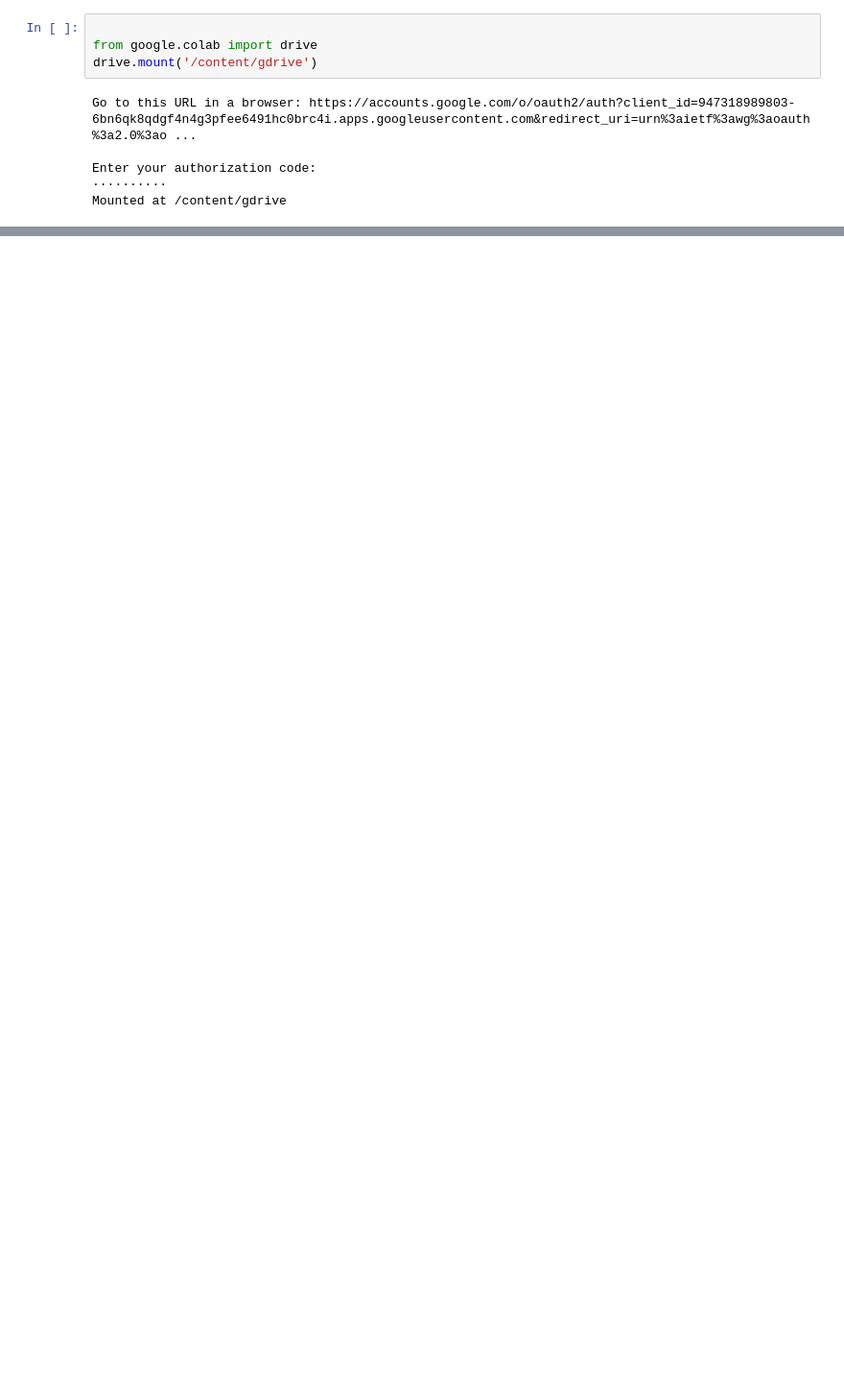
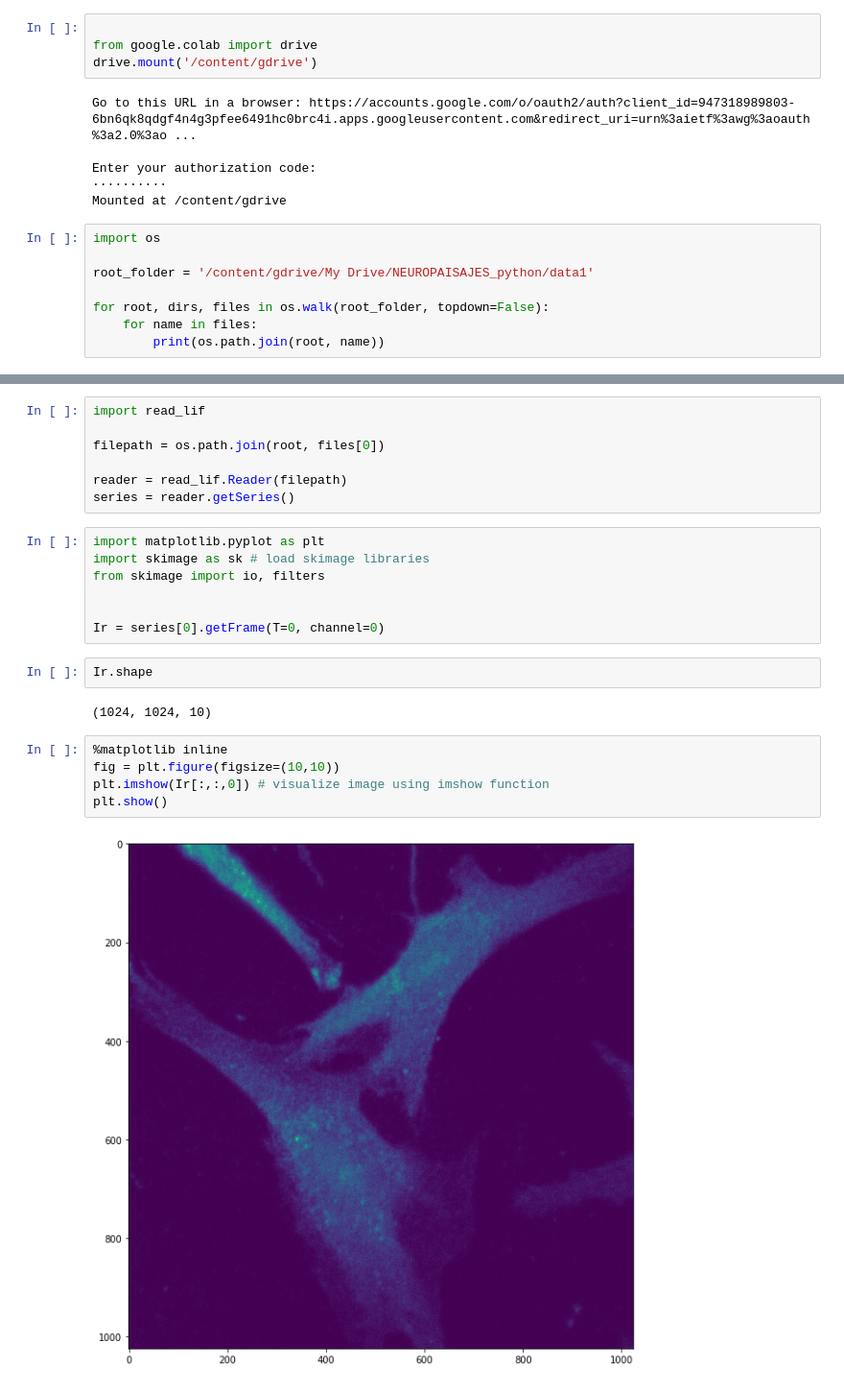
Before and after one commit to raulbenitez/HSJD_neuropaisajes, a Jupyter notebook: prueba1.ipynb, the cells around one changed output, grey strips where cells are left out. Shown at 96% size. Saved outputs shown, nothing was run; the diff lists cells and outputs as text; blank space fills up the shorter version.

```diff
--- a/prueba1.ipynb
+++ b/prueba1.ipynb
@@ -10,3 +10,11 @@ Go to this URL in a browser: https://accounts.google.com/o/oauth2/auth?client_id
 Enter your authorization code:
 ··········
 Mounted at /content/gdrive
+# %%
+import os
+
+root_folder = '/content/gdrive/My Drive/NEUROPAISAJES_python/data1'
+
+for root, dirs, files in os.walk(root_folder, topdown=False):
+    for name in files:
+        print(os.path.join(root, name))
@@ -12,0 +61,25 @@ Mounted at /content/gdrive
+# %%
+import read_lif
+
+filepath = os.path.join(root, files[0])
+
+reader = read_lif.Reader(filepath)
+series = reader.getSeries()
+# %%
+import matplotlib.pyplot as plt
+import skimage as sk # load skimage libraries
+from skimage import io, filters
+
+
+Ir = series[0].getFrame(T=0, channel=0)
+# %%
+Ir.shape
+# %% [output]
+(1024, 1024, 10)
+# %%
+%matplotlib inline
+fig = plt.figure(figsize=(10,10))
+plt.imshow(Ir[:,:,0]) # visualize image using imshow function
+plt.show()
+# %% [output]
+[figure, added]
```
Also changed, not shown: parts of 14 cells of this notebook.
